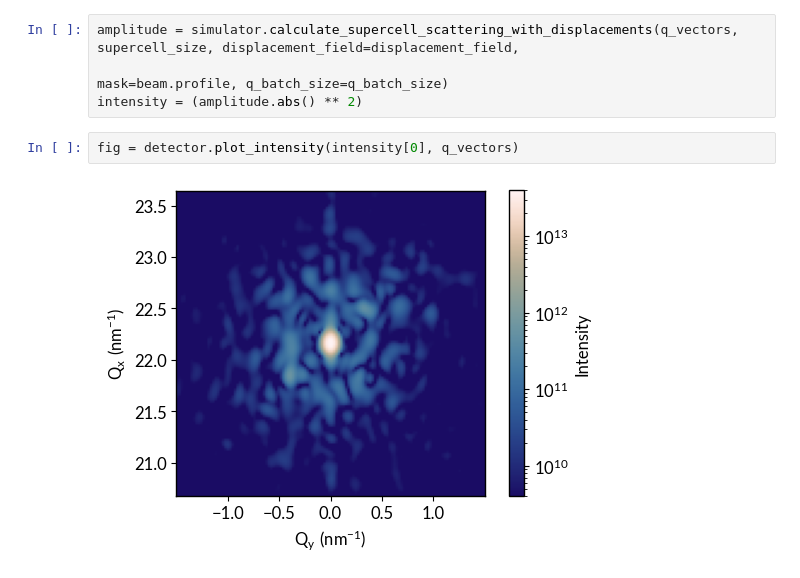
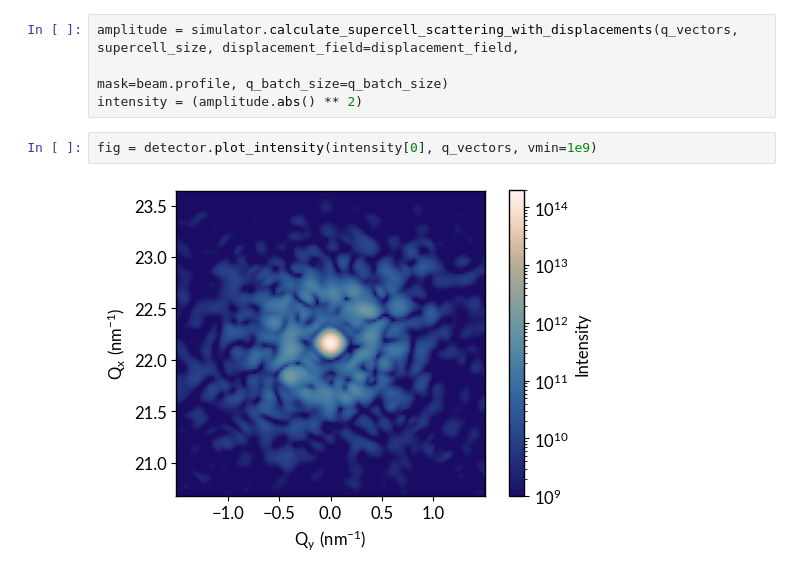
Before and after one commit to ninarina12/AI-DINO, a Jupyter notebook: simple_demo.ipynb, the cells around one changed output. Cells and saved outputs as stored; diff of their text form.

```diff
--- a/simple_demo.ipynb
+++ b/simple_demo.ipynb
@@ -143,10 +145,10 @@ displacement_field = torch.stack(list(load_displacement_npz('trajectories/BaTiO3
 amplitude = simulator.calculate_supercell_scattering_with_displacements(q_vectors, supercell_size, displacement_field=displacement_field,
                                                                         mask=beam.profile, q_batch_size=q_batch_size)
 intensity = (amplitude.abs() ** 2)
-# %%
-fig = detector.plot_intensity(intensity[0], q_vectors)
-# %% [output]
-[figure, removed]
+# %%
+fig = detector.plot_intensity(intensity[0], q_vectors, vmin=1e9)
+# %% [output]
+[figure, added]
 # %%
 cmap = cm.lapaz
 vmax = Detector.round_in_base(intensity[0].max().item(), digits=1)
```
Also changed, not shown: parts of 10 cells of this notebook, 4 other files.
